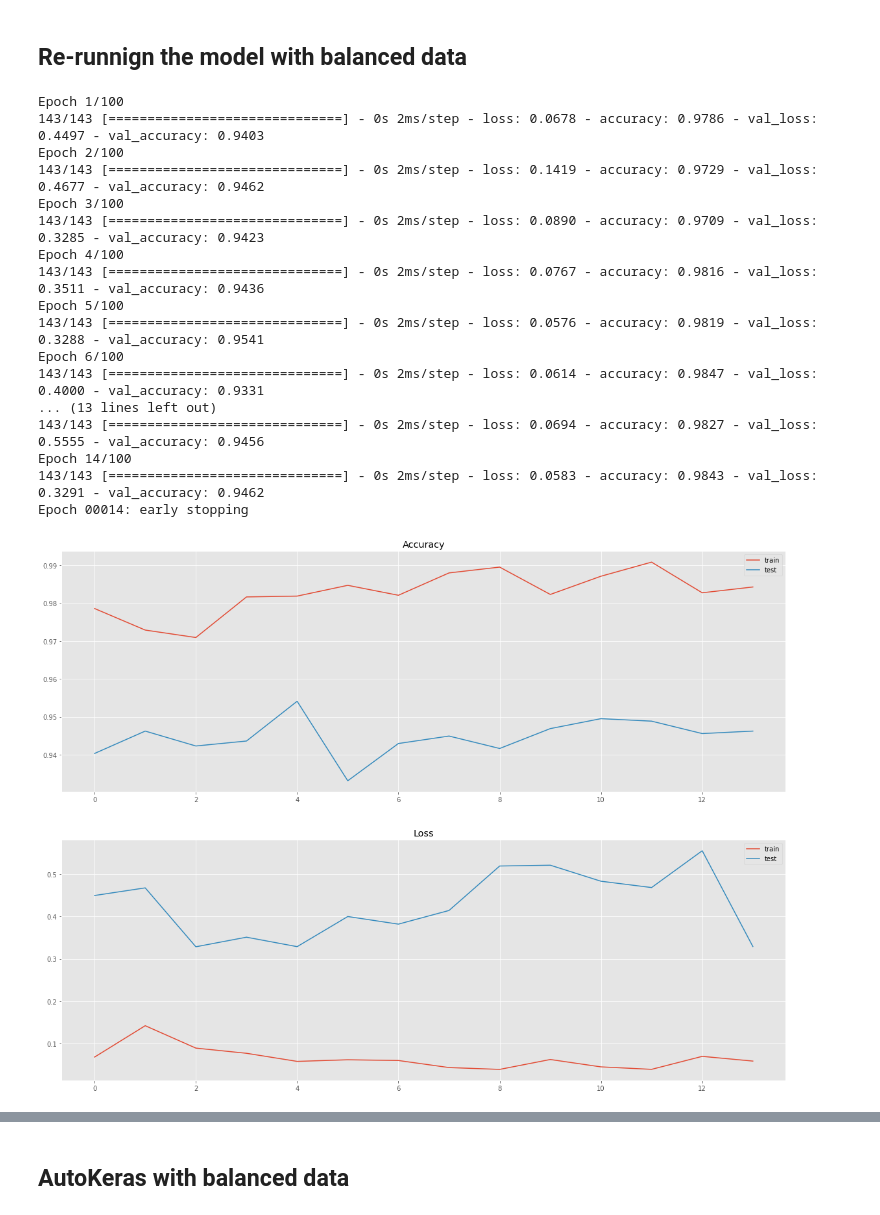
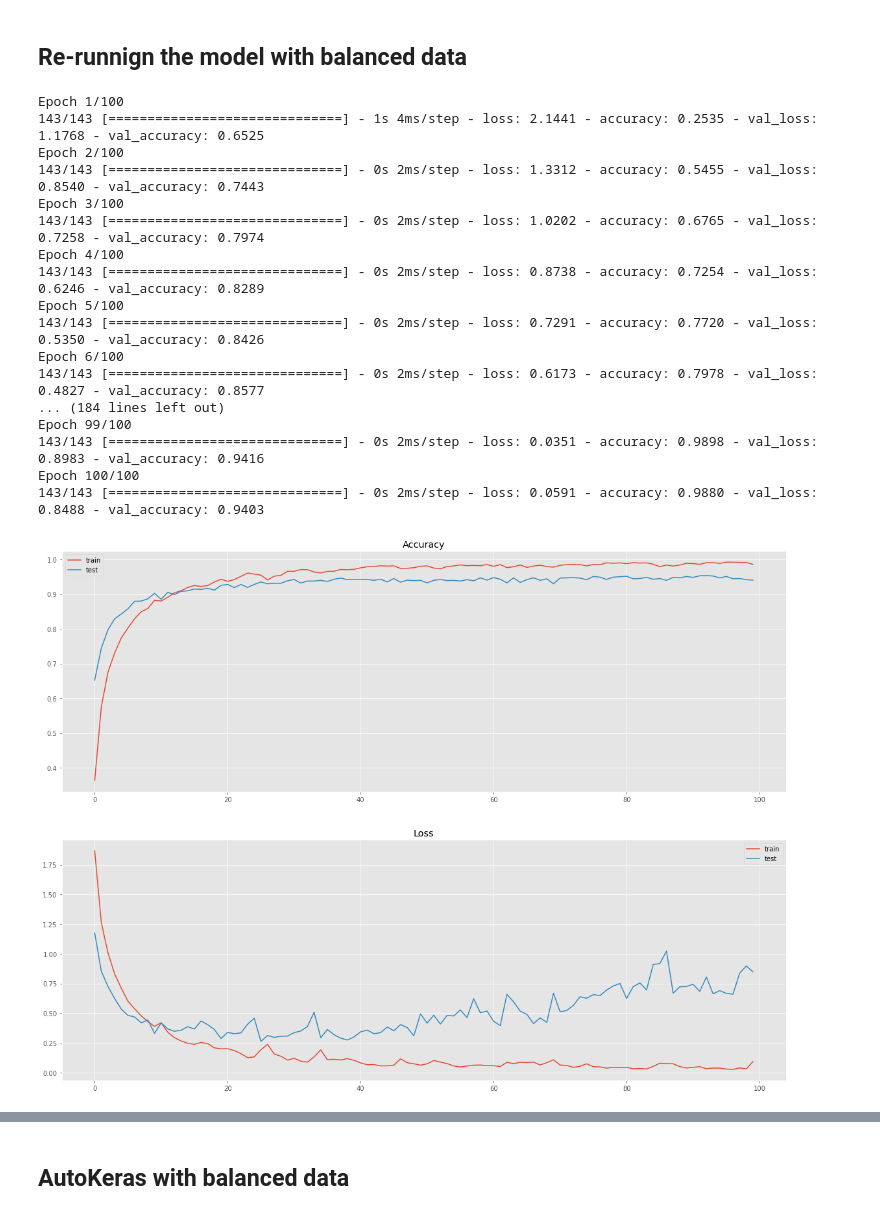
Before and after one commit to ronaldpacheco/Urban-Sound-Classification, a Jupyter notebook: Modeling.ipynb, the cells around one changed output, grey strips where cells are left out. Saved outputs shown, nothing was run; the diff lists cells and outputs as text; code cells hidden in the pictures.

```diff
--- a/Modeling.ipynb
+++ b/Modeling.ipynb
@@ -272,8 +288,8 @@ df_upsampled
 # %% [markdown]
 ## Re-runnign the model with balanced data
 # %%
-y=pd.get_dummies(df_upsampled.Class)
-X_train, X_test, y_train, y_test = train_test_split(df_upsampled.copy(), y, test_size=0.25, random_state=42)
+y_upsampled=pd.get_dummies(df_upsampled.Class)
+X_train, X_test, y_train, y_test = train_test_split(df_upsampled.copy(), y_upsampled, test_size=0.25, random_state=42)
 class_train = X_train.Class
 class_test = X_test.Class
 X_train.drop(columns='Class',inplace=True)
@@ -292,41 +308,43 @@ model.add(Dropout(0.5))
 model.add(Dense(len(y.columns), activation = 'softmax'))
 
 model.compile(loss='categorical_crossentropy', metrics=['accuracy'], optimizer='adam')
+# %%
+from keras.callbacks import EarlyStopping
+es = EarlyStopping(monitor='loss', mode='min', verbose=1, patience=5)
+history = model.fit(X_train, y_train, epochs=100, validation_data=(X_test, y_test))#, callbacks=[es])
+# %% [output]
+Epoch 1/100
+143/143 [==============================] - 1s 4ms/step - loss: 2.1441 - accuracy: 0.2535 - val_loss: 1.1768 - val_accuracy: 0.6525
+Epoch 2/100
+143/143 [==============================] - 0s 2ms/step - loss: 1.3312 - accuracy: 0.5455 - val_loss: 0.8540 - val_accuracy: 0.7443
+Epoch 3/100
+143/143 [==============================] - 0s 2ms/step - loss: 1.0202 - accuracy: 0.6765 - val_loss: 0.7258 - val_accuracy: 0.7974
+Epoch 4/100
+143/143 [==============================] - 0s 2ms/step - loss: 0.8738 - accuracy: 0.7254 - val_loss: 0.6246 - val_accuracy: 0.8289
+Epoch 5/100
+143/143 [==============================] - 0s 2ms/step - loss: 0.7291 - accuracy: 0.7720 - val_loss: 0.5350 - val_accuracy: 0.8426
+Epoch 6/100
+143/143 [==============================] - 0s 2ms/step - loss: 0.6173 - accuracy: 0.7978 - val_loss: 0.4827 - val_accuracy: 0.8577
+... (184 lines left out)
+Epoch 99/100
+143/143 [==============================] - 0s 2ms/step - loss: 0.0351 - accuracy: 0.9898 - val_loss: 0.8983 - val_accuracy: 0.9416
+Epoch 100/100
+143/143 [==============================] - 0s 2ms/step - loss: 0.0591 - accuracy: 0.9880 - val_loss: 0.8488 - val_accuracy: 0.9403
 # %%
-from keras.callbacks import EarlyStopping
-es = EarlyStopping(monitor='loss', mode='min', verbose=1, patience=5)
-history = model.fit(X_train, y_train, epochs=100, validation_data=(X_test, y_test), callbacks=[es])
 plt.figure(figsize=(20,15))
 plt.subplot(211)
 plt.title('Accuracy')
 plt.plot(history.history['accuracy'], label='train')
 plt.plot(history.history['val_accuracy'], label='test')
 plt.legend()
 plt.subplot(212)
 plt.title('Loss')
 plt.plot(history.history['loss'], label='train')
 plt.plot(history.history['val_loss'], label='test')
 plt.legend()
 plt.show()
 # %% [output]
-Epoch 1/100
-143/143 [==============================] - 0s 2ms/step - loss: 0.0678 - accuracy: 0.9786 - val_loss: 0.4497 - val_accuracy: 0.9403
-Epoch 2/100
-143/143 [==============================] - 0s 2ms/step - loss: 0.1419 - accuracy: 0.9729 - val_loss: 0.4677 - val_accuracy: 0.9462
-Epoch 3/100
-143/143 [==============================] - 0s 2ms/step - loss: 0.0890 - accuracy: 0.9709 - val_loss: 0.3285 - val_accuracy: 0.9423
-Epoch 4/100
-143/143 [==============================] - 0s 2ms/step - loss: 0.0767 - accuracy: 0.9816 - val_loss: 0.3511 - val_accuracy: 0.9436
-Epoch 5/100
-143/143 [==============================] - 0s 2ms/step - loss: 0.0576 - accuracy: 0.9819 - val_loss: 0.3288 - val_accuracy: 0.9541
-Epoch 6/100
-143/143 [==============================] - 0s 2ms/step - loss: 0.0614 - accuracy: 0.9847 - val_loss: 0.4000 - val_accuracy: 0.9331
-... (13 lines left out)
-143/143 [==============================] - 0s 2ms/step - loss: 0.0694 - accuracy: 0.9827 - val_loss: 0.5555 - val_accuracy: 0.9456
-Epoch 14/100
-143/143 [==============================] - 0s 2ms/step - loss: 0.0583 - accuracy: 0.9843 - val_loss: 0.3291 - val_accuracy: 0.9462
-Epoch 00014: early stopping
-[figure, old version]
+[figure, new version]
 # %%
 predict = model.predict_classes(X_test)
 # %%
```
Also changed, not shown: parts of 17 cells of this notebook, 1 other file.
